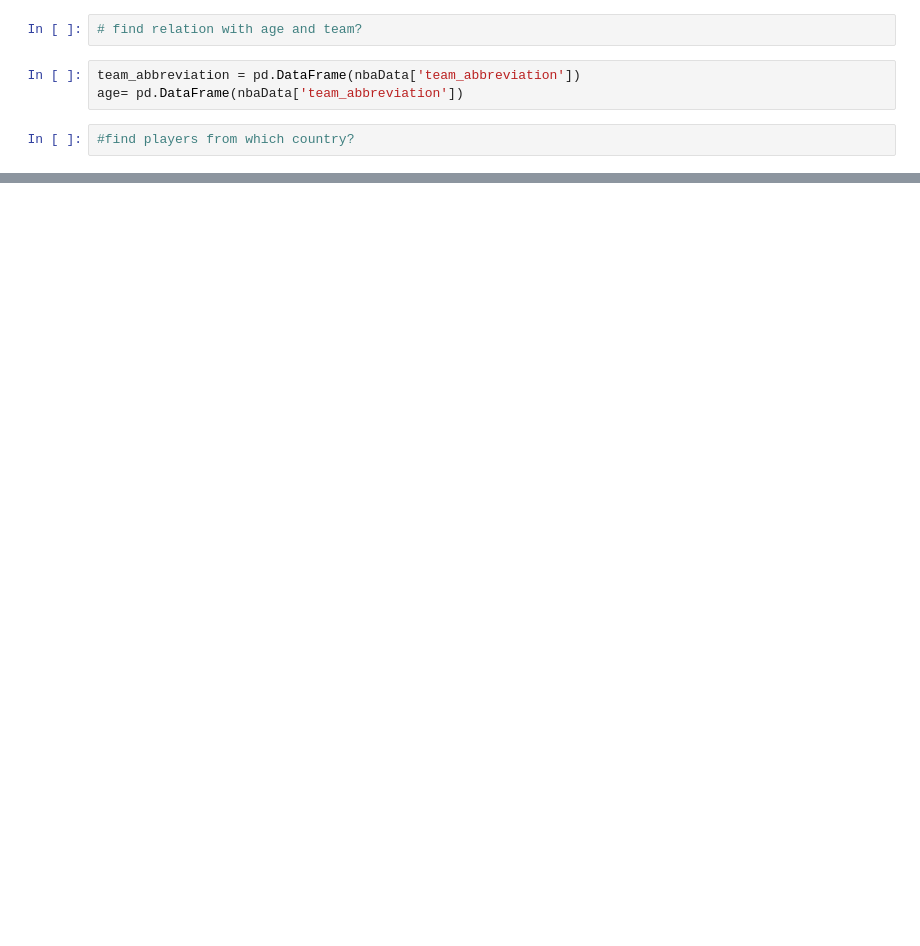
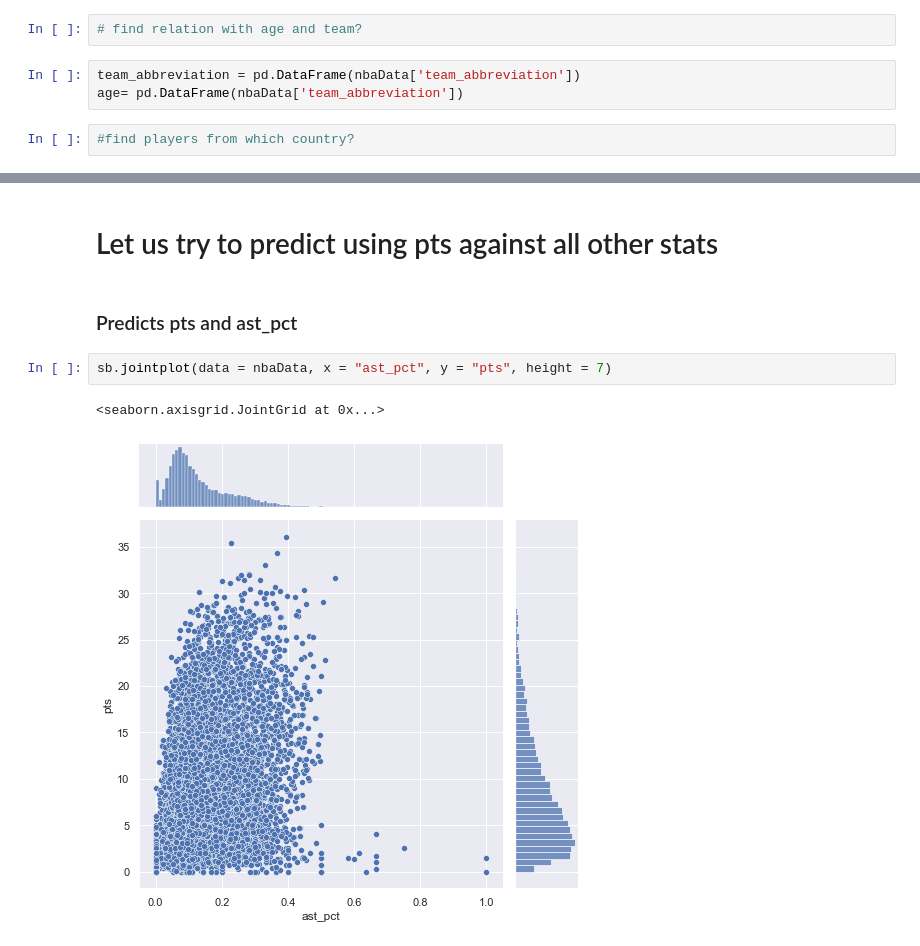
Before and after one commit to agkj/SC1015---NBA-Project, a Jupyter notebook: NBA.ipynb, the cells around one changed output, grey strips where cells are left out. Saved outputs shown, nothing was run; the diff lists cells and outputs as text; blank space fills up the shorter version.

```diff
--- a/NBA.ipynb
+++ b/NBA.ipynb
@@ -134,0 +237,9 @@ Name: country, Length: 79, dtype: int64
+# %% [markdown]
+# Let us try to predict using pts against all other stats
+# %% [markdown]
+### Predicts pts and ast_pct
+# %%
+sb.jointplot(data = nbaData, x = "ast_pct", y = "pts", height = 7)
+# %% [output]
+<seaborn.axisgrid.JointGrid at 0x...>
+[figure, added]
```
Also changed, not shown: parts of 36 cells of this notebook.
